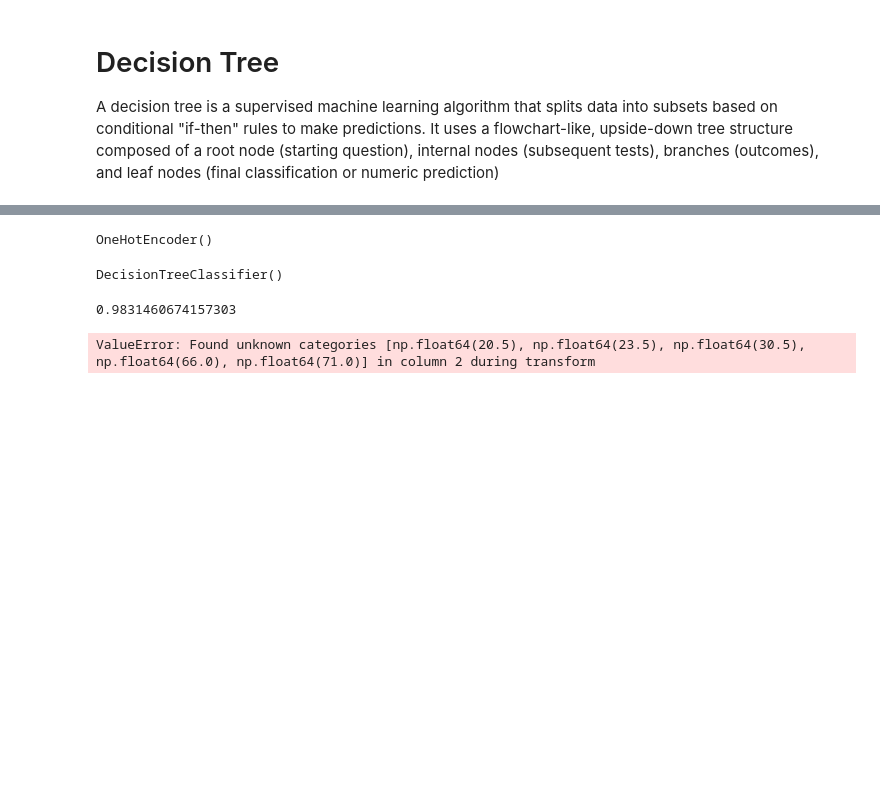
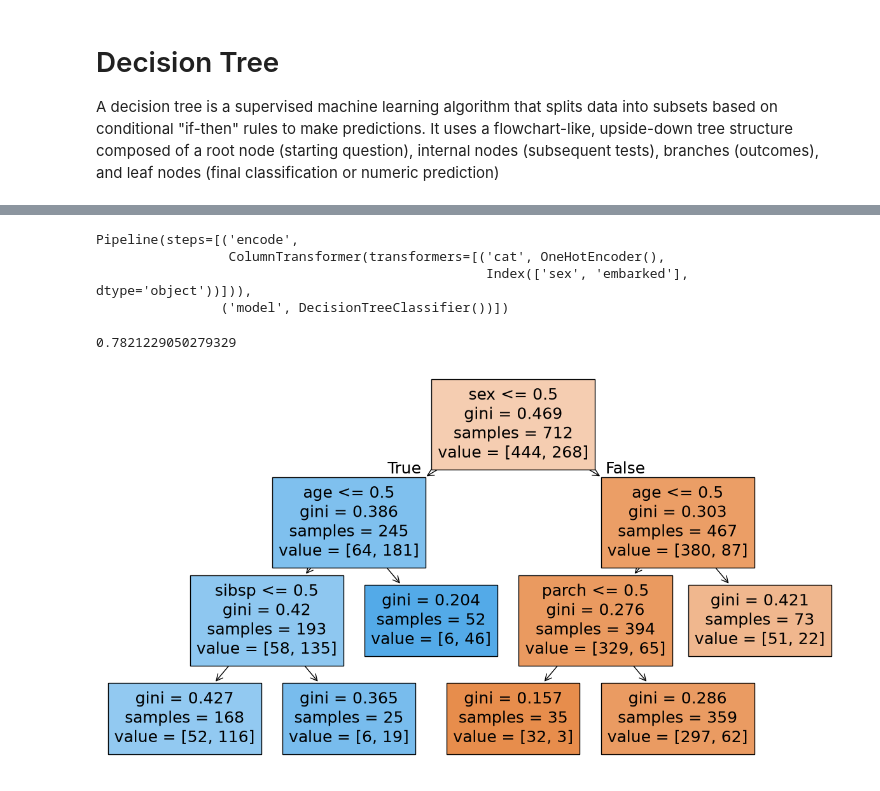
Before and after one commit to deveshpatwa/Free_Datasets, a Jupyter notebook: Machine Learning Class Files/4 Decision tree/decision tree model.ipynb, the cells around one changed output, grey strips where cells are left out. Drawn from its saved outputs; the diff is of its cells as text; code cells hidden in the pictures; blank space fills up the shorter version.

```diff
--- a/Machine Learning Class Files/4 Decision tree/decision tree model.ipynb
+++ b/Machine Learning Class Files/4 Decision tree/decision tree model.ipynb
@@ -72,5 +81,21 @@ ytest
+# %%
+encoder = OneHotEncoder()
+cat = df.select_dtypes("object").columns
+transformer = ColumnTransformer(
+    [
+        ("cat",encoder,cat)
+    ]
+)
+# %%
+model = DecisionTreeClassifier()
+pipe = Pipeline([
+    ("encode",transformer),
+    ("model",model)
+])
 # %%
-encoder = OneHotEncoder()
-encoder.fit(xtrain)
+pipe.fit(xtrain,ytrain)
 # %% [output]
-OneHotEncoder()
+Pipeline(steps=[('encode',
+                 ColumnTransformer(transformers=[('cat', OneHotEncoder(),
+                                                  Index(['sex', 'embarked'], dtype='object'))])),
+                ('model', DecisionTreeClassifier())])
@@ -81,4 +103,0 @@ model = DecisionTreeClassifier()
-# %%
-model.fit(encoded_x,ytrain)
-# %% [output]
-DecisionTreeClassifier()
@@ -87,12 +104,18 @@ prediction = model.predict(encoded_x)
 # %%
 # accuracy on training data
-accuracy_score(ytrain,prediction)
+accuracy_score(ytest,prediction)
 # %% [output]
-0.9831460674157303
+0.7821229050279329
-# %%
-# accuracy on testing data
-encoded_x = encoder.transform(xtest)
-prediction = model.predict(encoded_x)
-accuracy_score(ytest,prediction)
-# %% [output]
-ValueError: Found unknown categories [np.float64(20.5), np.float64(23.5), np.float64(30.5), np.float64(66.0), np.float64(71.0)] in column 2 during transform
+# %%
+from sklearn.tree import plot_tree
+import matplotlib.pyplot as plt
+
+plt.figure(figsize=(15,8))
+plot_tree(
+    model,
+    feature_names=xtrain.columns,
+    filled=True
+)
+plt.show()
+# %% [output]
+[figure, added]
```
Also changed, not shown: parts of 7 cells of this notebook, 2 other files.
